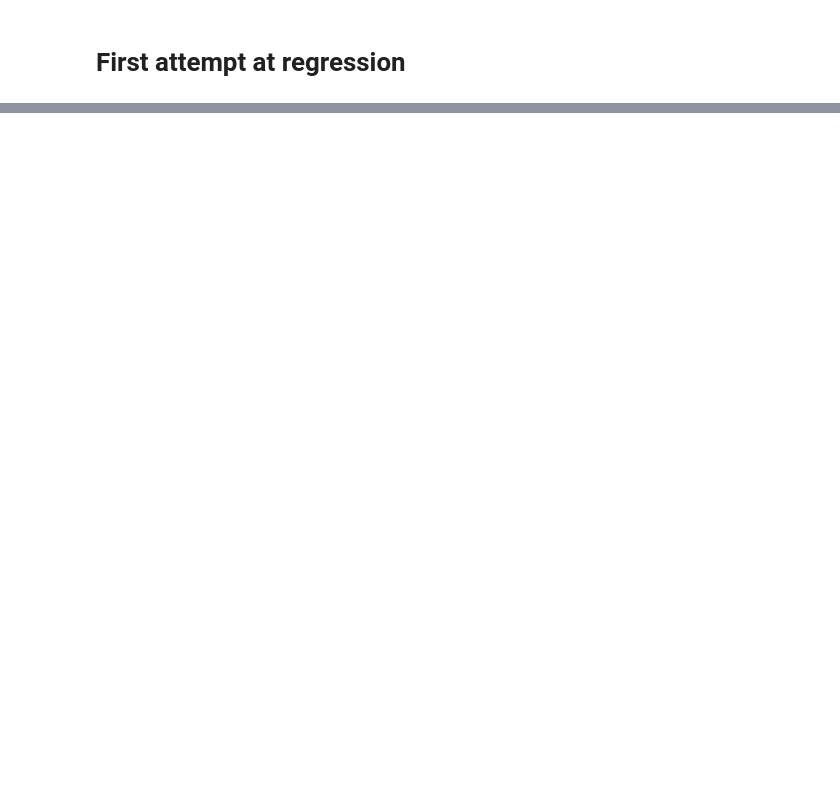
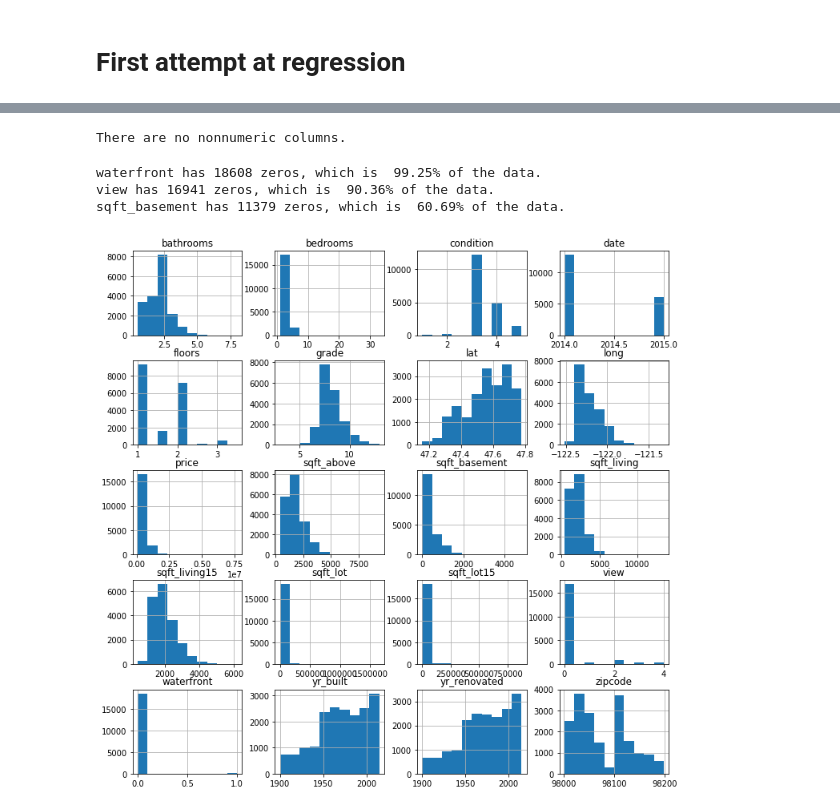
Before and after one commit to JoeDown/King-County-Linear-Regression-Price-Prediction, a Jupyter notebook: nick-scratch.ipynb, the cells around one changed output, grey strips where cells are left out. Saved outputs shown, nothing was run; the diff lists cells and outputs as text; code cells hidden in the pictures; blank space fills up the shorter version.

```diff
--- a/nick-scratch.ipynb
+++ b/nick-scratch.ipynb
@@ -1258,0 +1083,4 @@ df['price'].plot.hist()
+# %%
+df = convert_columns_with_types(df, "yr_renovated", int, fill_na=True)
+# %%
+df = replace_values_with_another_column(df, [0], "yr_renovated", "yr_built", replace_na=True)
@@ -1258,0 +1104,3 @@ df['price'].plot.hist()
+# %%
+df = drop_rows_with_value(df, 'sqft_basement', '?')
+# df = replace_values_with_value(df, '?', 'sqft_basement', '0.0')
@@ -1258,0 +1120,16 @@ df['price'].plot.hist()
+# %%
+df = convert_columns_with_function(df, "sqft_basement", pd.to_numeric)
+# %%
+nonnumeric_columns = check_for_nonnumeric_columns(df, print_num_unique_values=5)
+# %% [output]
+There are no nonnumeric columns.
+# %%
+columns_with_zeros = check_for_zeros(df)
+# %% [output]
+waterfront has 18608 zeros, which is  99.25% of the data.
+view has 16941 zeros, which is  90.36% of the data.
+sqft_basement has 11379 zeros, which is  60.69% of the data.
+# %%
+_ = df.hist(figsize=(12,12))
+# %% [output]
+[figure, added]
```
Also changed, not shown: parts of 57 cells of this notebook, 1 other file.
